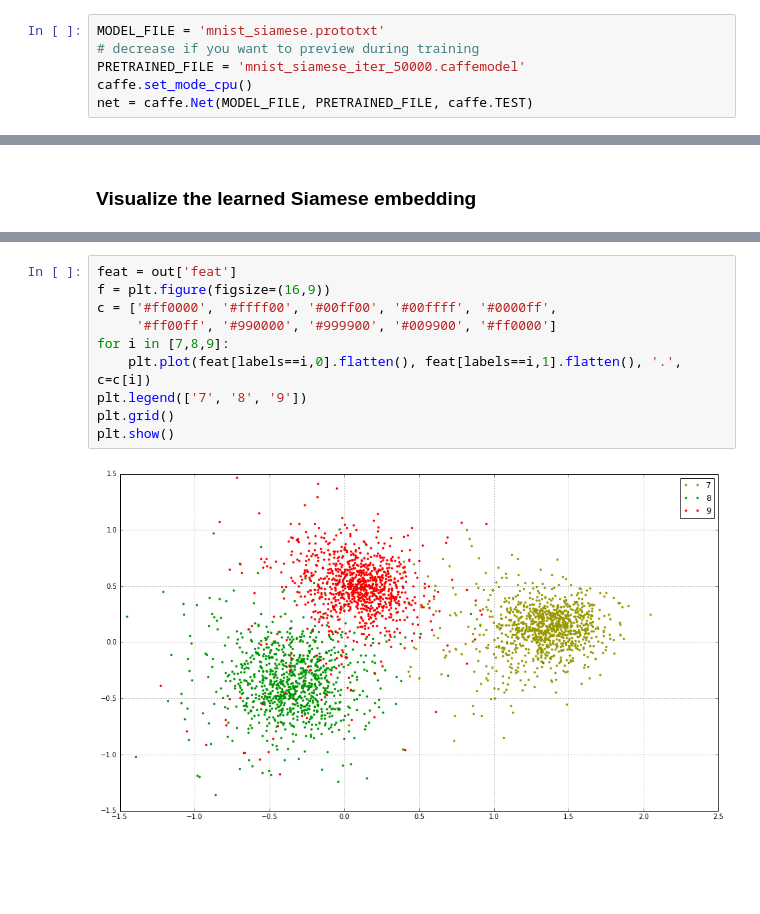
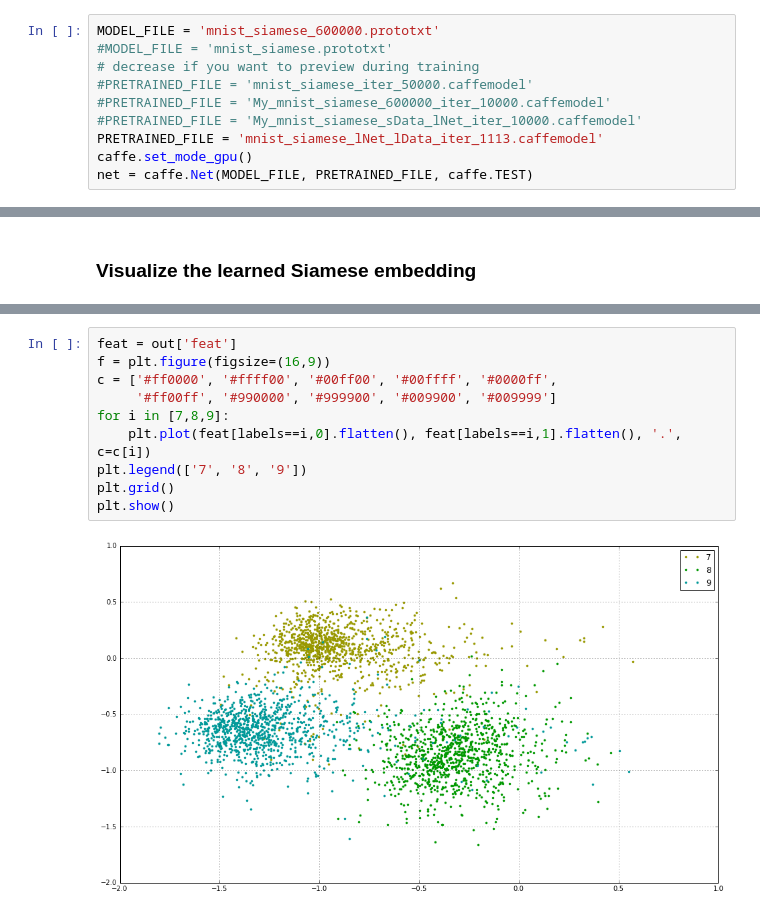
Before and after one commit to iamwsg/caffe, a Jupyter notebook: examples/siamese/mnist_siamese.ipynb, the cells around one changed output, grey strips where cells are left out. Cells and saved outputs as stored; diff of their text form; blank space fills up the shorter version.

```diff
--- a/examples/siamese/mnist_siamese.ipynb
+++ b/examples/siamese/mnist_siamese.ipynb
@@ -18,10 +18,14 @@ import caffe
 
 Load the model definition and weights and set to CPU mode TEST phase computation with input scaling.
 # %%
-MODEL_FILE = 'mnist_siamese.prototxt'
+MODEL_FILE = 'mnist_siamese_600000.prototxt'
+#MODEL_FILE = 'mnist_siamese.prototxt'
 # decrease if you want to preview during training
-PRETRAINED_FILE = 'mnist_siamese_iter_50000.caffemodel'
-caffe.set_mode_cpu()
+#PRETRAINED_FILE = 'mnist_siamese_iter_50000.caffemodel'
+#PRETRAINED_FILE = 'My_mnist_siamese_600000_iter_10000.caffemodel'
+#PRETRAINED_FILE = 'My_mnist_siamese_sData_lNet_iter_10000.caffemodel'
+PRETRAINED_FILE = 'mnist_siamese_lNet_lData_iter_1113.caffemodel'
+caffe.set_mode_gpu()
 net = caffe.Net(MODEL_FILE, PRETRAINED_FILE, caffe.TEST)
 # %% [markdown]
 ### Load some MNIST test data
@@ -72,15 +76,15 @@ plt.show()
 # %%
 feat = out['feat']
 f = plt.figure(figsize=(16,9))
 c = ['#ff0000', '#ffff00', '#00ff00', '#00ffff', '#0000ff',
-     '#ff00ff', '#990000', '#999900', '#009900', '#ff0000']
+     '#ff00ff', '#990000', '#999900', '#009900', '#009999']
 for i in [7,8,9]:
     plt.plot(feat[labels==i,0].flatten(), feat[labels==i,1].flatten(), '.', c=c[i])
 plt.legend(['7', '8', '9'])
 plt.grid()
 plt.show()
 # %% [output]
-[figure, old version]
+[figure, new version]
 # %%
 feat = out['feat']
 f = plt.figure(figsize=(16,9))
```
Also changed, not shown: parts of 8 cells of this notebook, 14 other files.
